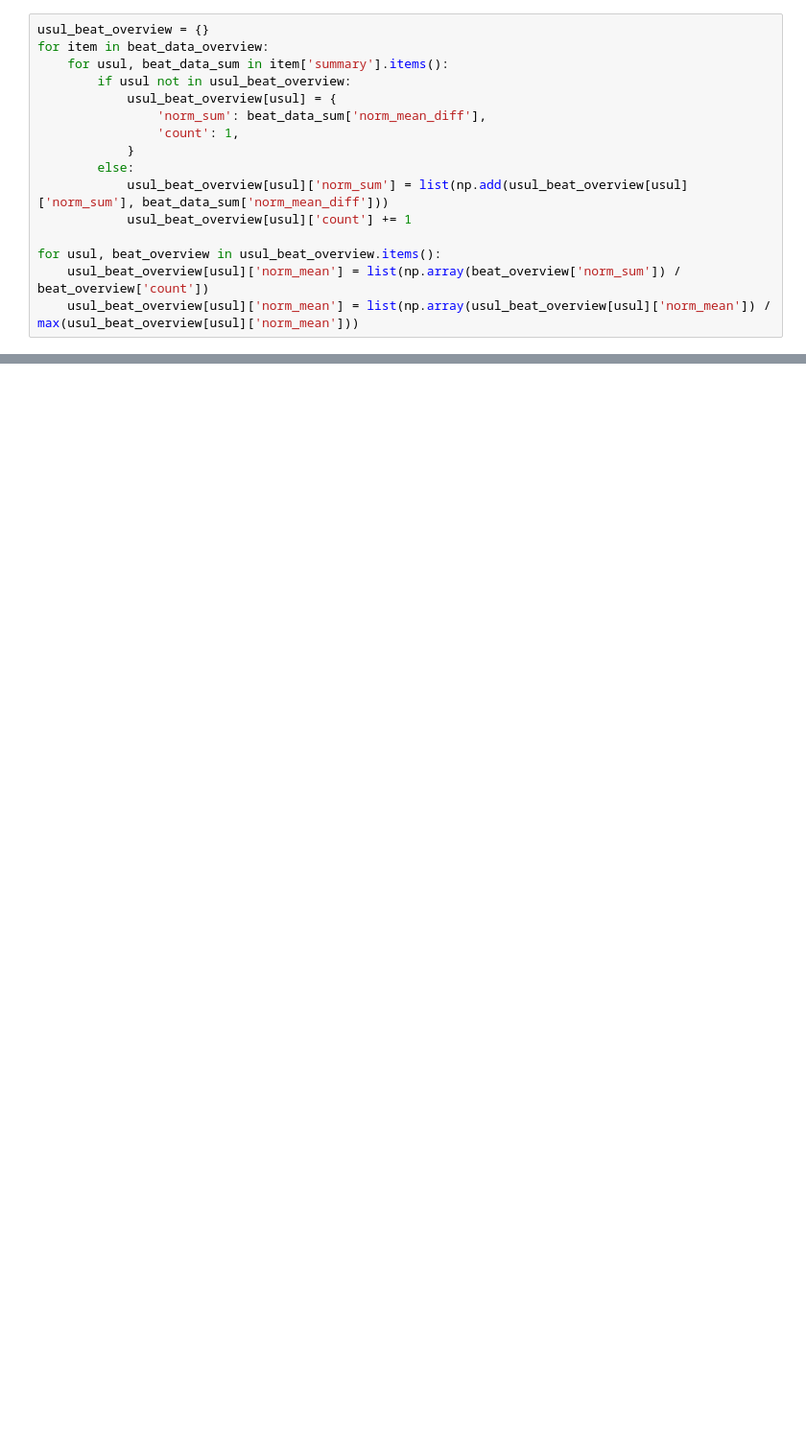
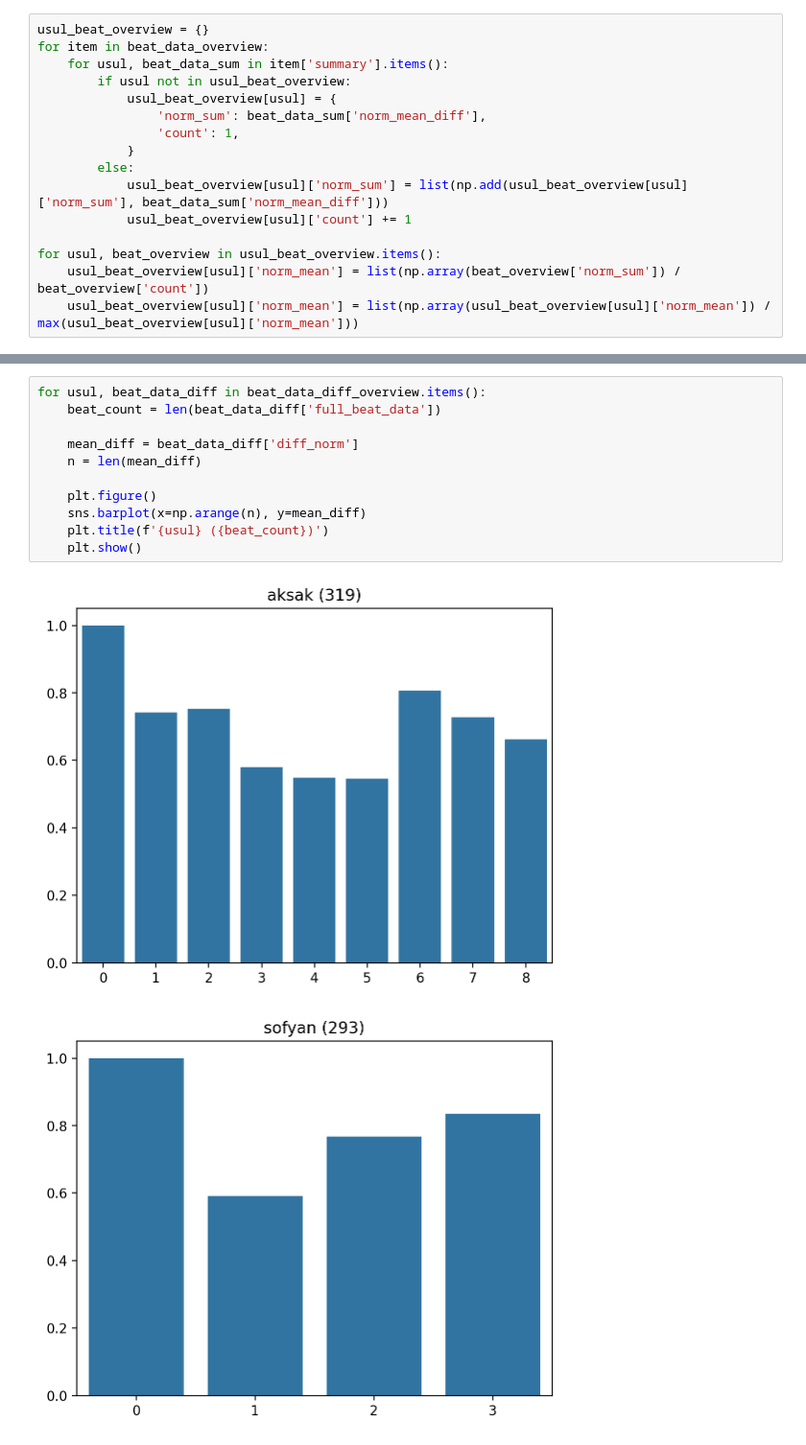
Before and after one commit to alexvilanovab/makam-amplab, a Jupyter notebook: alex.ipynb, the cells around one changed output, grey strips where cells are left out. Shown at 96% size. Drawn from its saved outputs; the diff is of its cells as text; blank space fills up the shorter version.

```diff
--- a/alex.ipynb
+++ b/alex.ipynb
@@ -394,0 +400,14 @@ Curcuna
+# %%
+for usul, beat_data_diff in beat_data_diff_overview.items():
+    beat_count = len(beat_data_diff['full_beat_data'])
+
+    mean_diff = beat_data_diff['diff_norm']
+    n = len(mean_diff)
+
+    plt.figure()
+    sns.barplot(x=np.arange(n), y=mean_diff)
+    plt.title(f'{usul} ({beat_count})')
+    plt.show()
+# %% [output]
+[figure, added]
+[figure, added]
```
Also changed, not shown: parts of 10 cells of this notebook.
